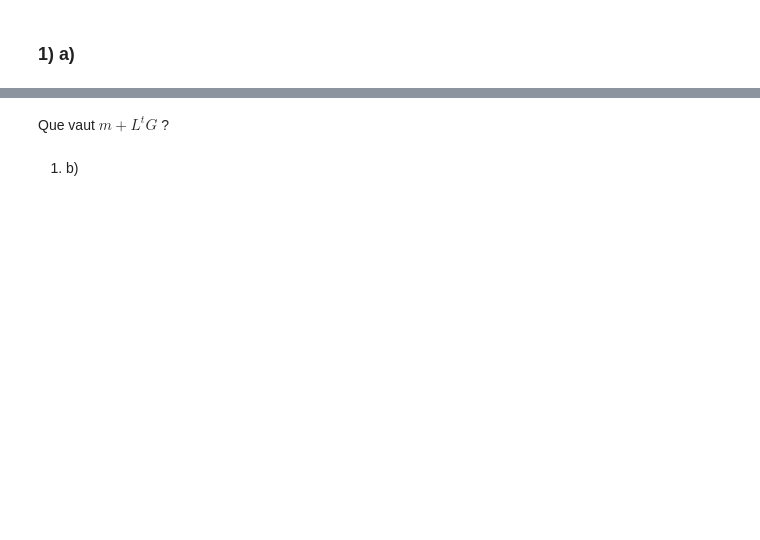
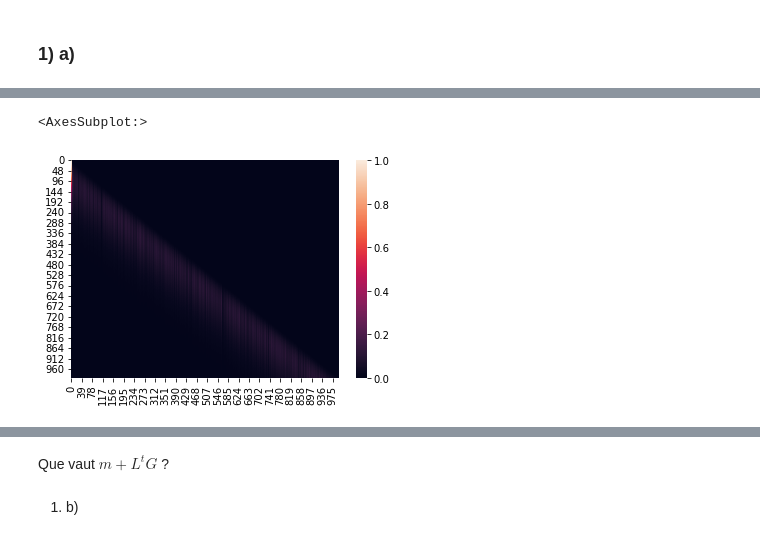
Before and after one commit to arthurviens/Estimation_GaussianProcess_MCMC_Project, a Jupyter notebook: prob2/pb2.ipynb, the cells around one changed output, grey strips where cells are left out. Saved outputs shown, nothing was run; the diff lists cells and outputs as text; code cells hidden in the pictures; blank space fills up the shorter version.

```diff
--- a/prob2/pb2.ipynb
+++ b/prob2/pb2.ipynb
@@ -36,2 +30,6 @@ array([[1.0000000e+00, 6.4312000e+02, 5.3597733e+05, 1.9941006e+08,
 # %%
 L = np.linalg.cholesky(sigma)
+sns.heatmap(L)
+# %% [output]
+<AxesSubplot:>
+[figure, added]
```
Also changed, not shown: parts of 13 cells of this notebook, 1 other file.
